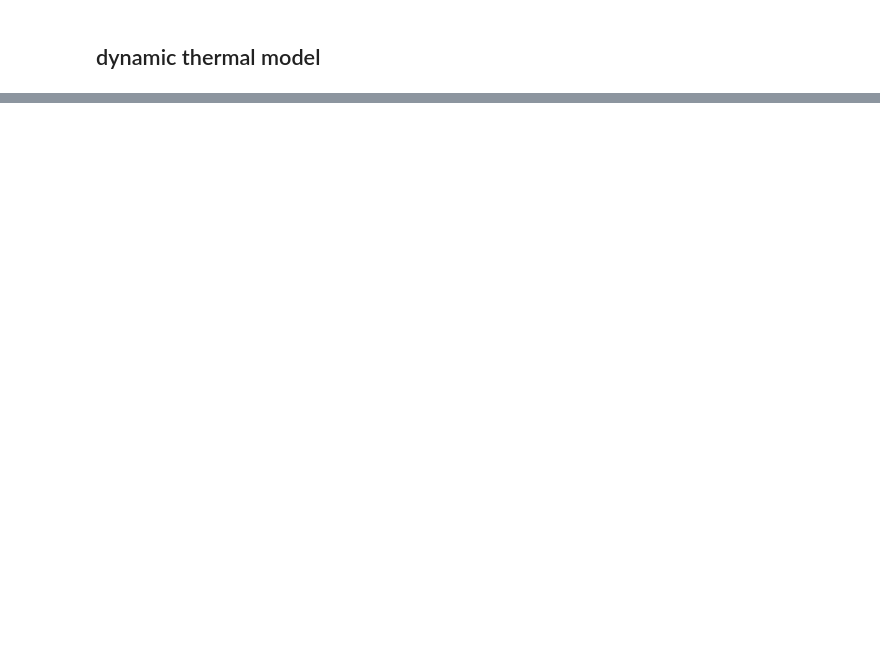
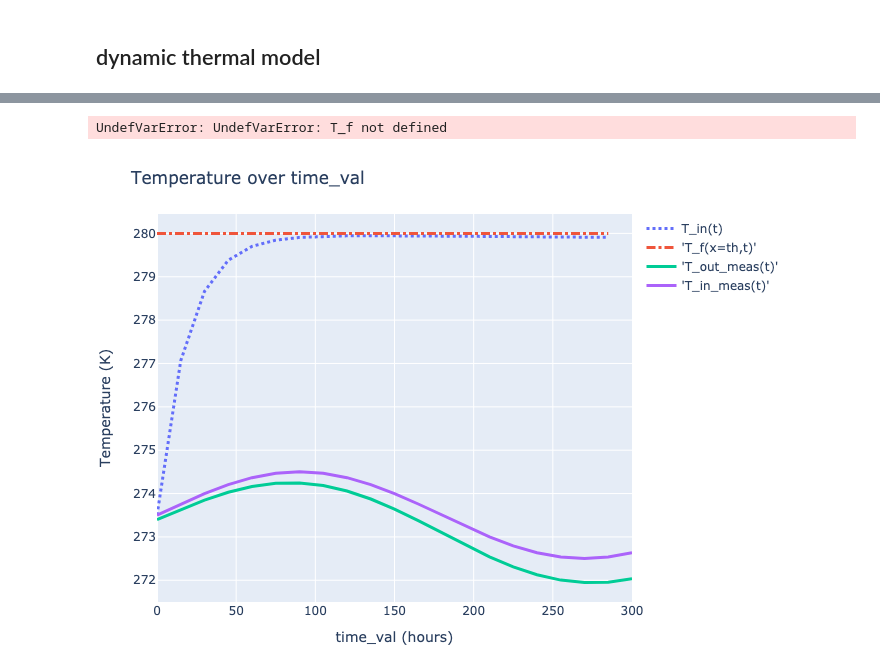
Before and after one commit to juliet29/bthermal_model, a Jupyter notebook: notebooks/appliedBtm_111622.ipynb, the cells around one changed output, grey strips where cells are left out. Drawn from its saved outputs; the diff is of its cells as text; code cells hidden in the pictures; blank space fills up the shorter version.

```diff
--- a/notebooks/appliedBtm_111622.ipynb
+++ b/notebooks/appliedBtm_111622.ipynb
@@ -130,26 +171,26 @@ init_arrays()
 # %%
-time = range(0, dt*20, step = dt)
+time_val = range(0, dt*20, step = dt)
 to_Kelvin = 273.5
-T_in_meas = sind.(time) .+ to_Kelvin
-T_out_meas_meas = T_in_meas .- (sind.(time.* 0.1)) .- 0.1
+T_in_meas = sind.(time_val) .+ to_Kelvin
+T_out_meas = T_in_meas .- (sind.(time_val.* 0.1)) .- 0.1
 
 # values to calculate
-T_in = zeros(length(time))
-T_f = zeros(length(x),length(time));
+T_in = zeros(length(time_val))
+T_f = zeros(length(x),length(time_val));
 
 # values to
 T_in[1] = T_in_meas[1];  # interior starts at the fabric?
 T_f[:,1] .= 280;
 # TODO -> issue fabric and calculated interior air temperature cant be initialized to equal each other if they are being subtracted to determine the convective heat flux??
 
-Q1 = zeros(length(time));
-Q2 = zeros(length(time));
-Q3 = zeros(length(time));
-Q_tot = zeros(length(time));
-E_nv = zeros(length(time));
-E_convst = zeros(length(time));
+Q1 = zeros(length(time_val));
+Q2 = zeros(length(time_val));
+Q3 = zeros(length(time_val));
+Q_tot = zeros(length(time_val));
+E_nv = zeros(length(time_val));
+E_convst = zeros(length(time_val));
 b = zeros(1,Nx)
-Eist = zeros(length(time));
+Eist = zeros(length(time_val));
 # %% [markdown]
 ## dynamic thermal model
 # %%
@@ -193,14 +247,18 @@ A
 # %%
 T_f
+# %% [output]
+UndefVarError: UndefVarError: T_f not defined
 # %%
 labels = ["T_in(t)","'T_f(x=th,t)'","'T_out_meas(t)'","'T_in_meas(t)'"];
 vals = [T_in[1:end-1], T_f[end, 1:end-1], T_out_meas, T_in_meas]
 linewidths = [3,3,3,3]
 dashtypes = ["dot", "dashdot", "none", "none"]
 
 
-traces = [PlotlyJS.scatter(x=vec(time),  y=val, mode="lines", name=label, line=attr(width=lw, dash=dt)) for (val,label, lw, dt) in zip(vals, labels, linewidths, dashtypes)];
+traces = [PlotlyJS.scatter(x=vec(time_val),  y=val, mode="lines", name=label, line=attr(width=lw, dash=dt)) for (val,label, lw, dt) in zip(vals, labels, linewidths, dashtypes)];
 
 
-p3 = PlotlyJS.plot(traces, Layout(;title="Temperature over Time", showlegend=true, xaxis_title="Time (hours)", yaxis_title="Temperature (K)" ),  config=PlotConfig(scrollZoom=false));
+p3 = PlotlyJS.plot(traces, Layout(;title="Temperature over time_val", showlegend=true, xaxis_title="time_val (hours)", yaxis_title="Temperature (K)" ),  config=PlotConfig(scrollZoom=false));
 p3
+# %% [output]
+[figure, added]
```
Also changed, not shown: parts of 16 cells of this notebook, 3 other files.
